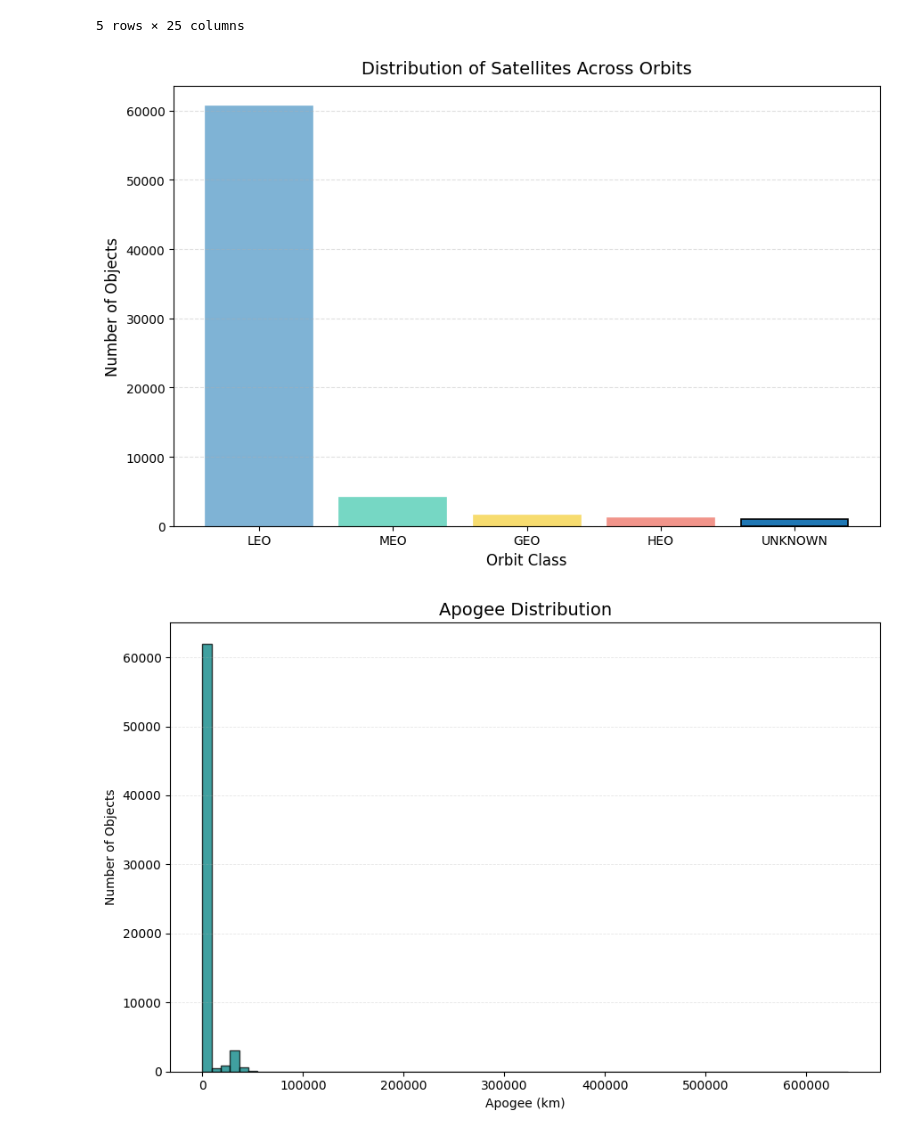
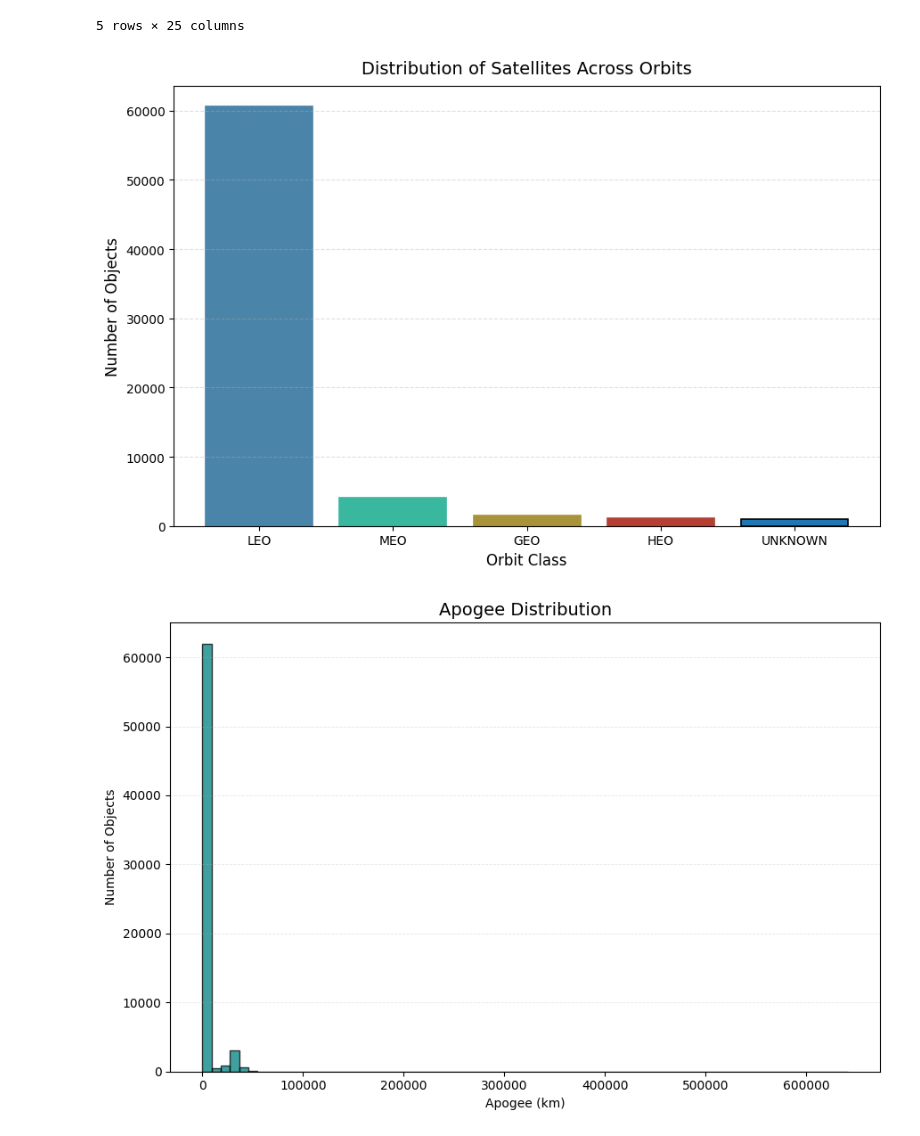
Before and after one commit to darshanijadhav29/Orbital_Threat_Detector, a Jupyter notebook: notebooks/satcat_classification_visuals.ipynb, the cells around one changed output. Cells and saved outputs as stored; diff of their text form; code cells hidden in the pictures.

Commit message:
added plots

```diff
--- a/notebooks/satcat_classification_visuals.ipynb
+++ b/notebooks/satcat_classification_visuals.ipynb
@@ -47,25 +47,25 @@ df.head()
 # %%
 import matplotlib.pyplot as plt
 
 orbit_counts = df['ORBIT_CLASS'].value_counts()
 
 plt.figure(figsize=(9,6))
 bars = plt.bar(orbit_counts.index, orbit_counts.values, edgecolor='black', linewidth=1.2)
 
 # soft colors manually chosen
-colors = ["#7FB3D5", "#76D7C4", "#F7DC6F", "#F1948A"]
+colors = ["#4B84A9", "#3AB89F", "#A9933A", "#B44033"]
 for bar, c in zip(bars, colors):
     bar.set_color(c)
 
 plt.title("Distribution of Satellites Across Orbits", fontsize=14, pad=10)
 plt.xlabel("Orbit Class", fontsize=12)
 plt.ylabel("Number of Objects", fontsize=12)
 
 plt.grid(axis='y', linestyle='--', alpha=0.4)
 plt.tight_layout()
 plt.show()
 # %% [output]
-[figure, old version]
+[figure, new version]
 # %%
 plt.figure(figsize=(9,6))
 plt.hist(
```
Also changed, not shown: 8 other files.
